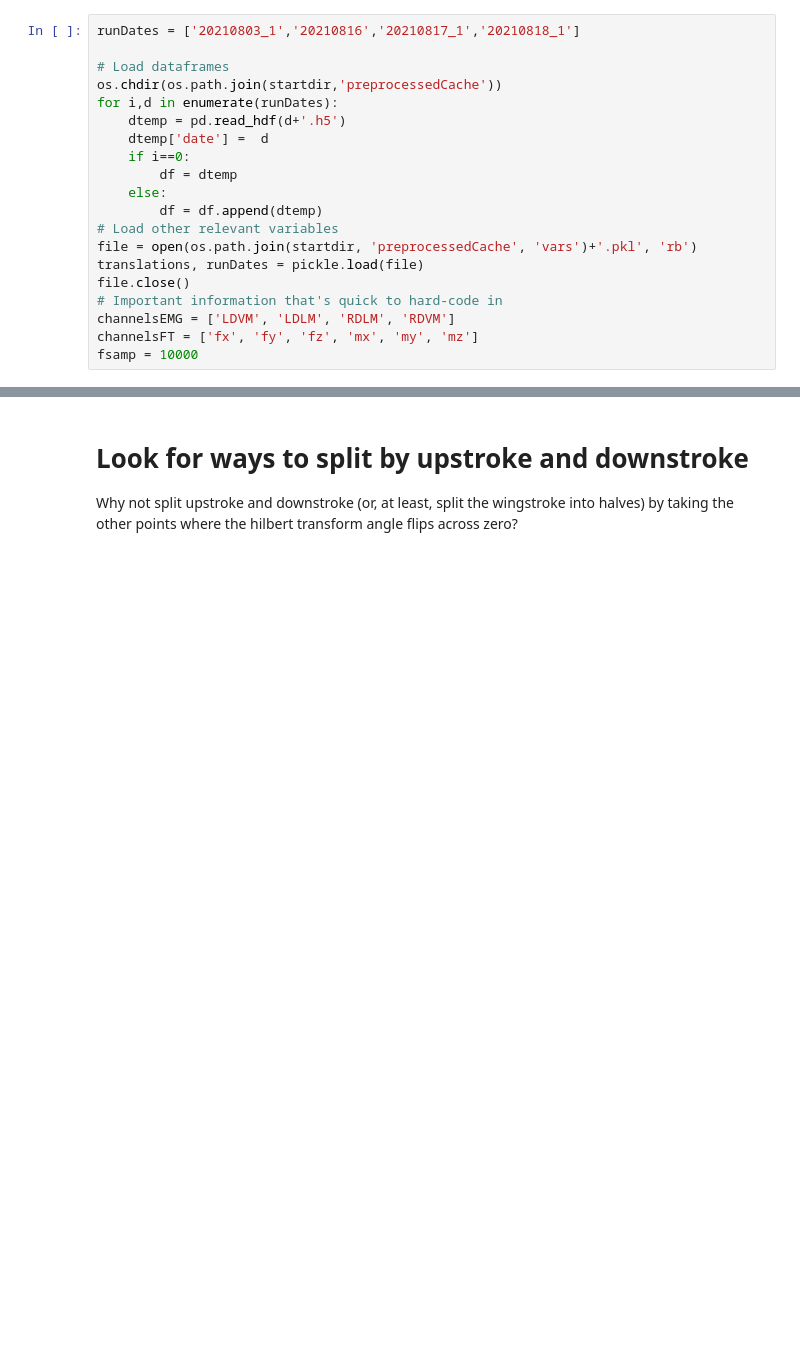
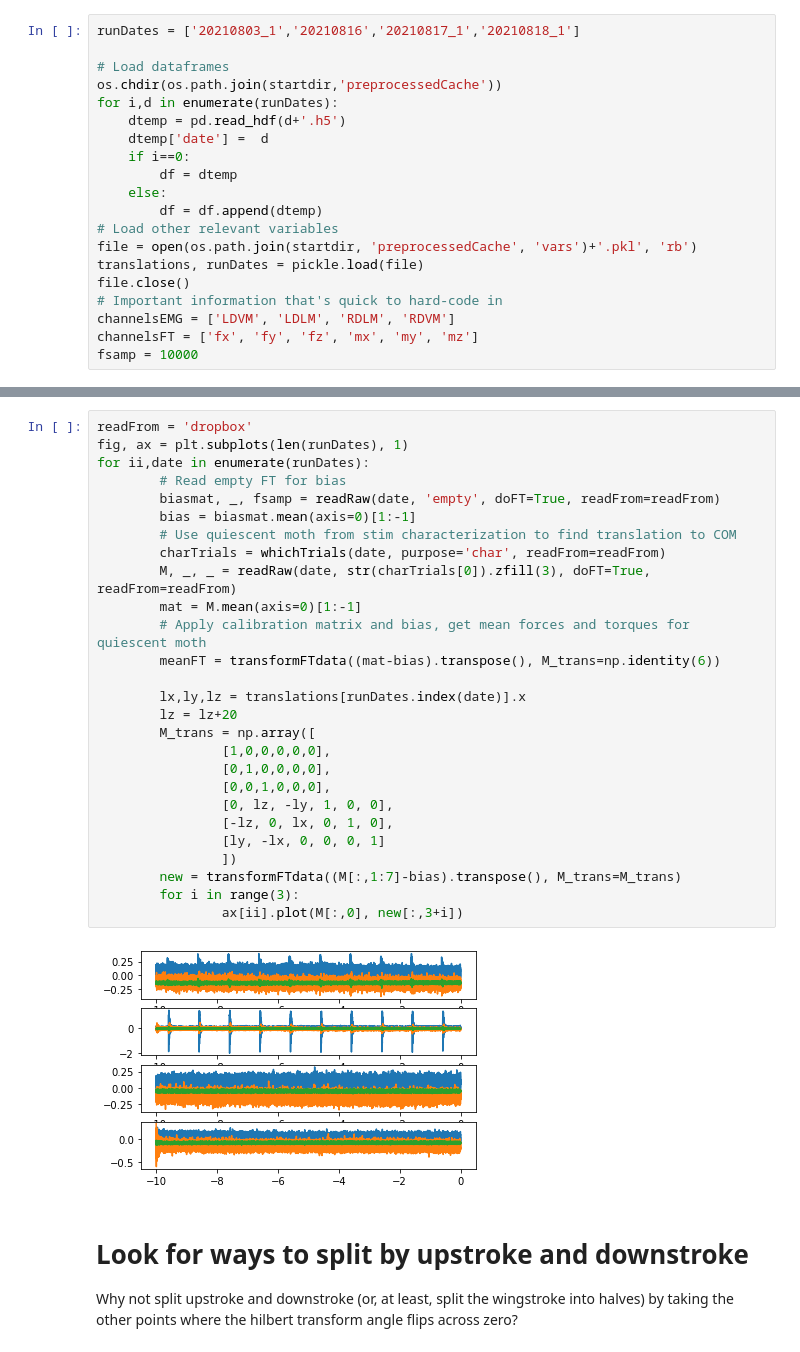
Before and after one commit to LeoJW/stimPitchAnalysis, a Jupyter notebook: figures.ipynb, the cells around one changed output, grey strips where cells are left out. Drawn from its saved outputs; the diff is of its cells as text; blank space fills up the shorter version.

Commit message:
troubleshooting issues with COM translation finding, think I have a correct setup now

```diff
--- a/figures.ipynb
+++ b/figures.ipynb
@@ -51,3 +51,32 @@ for i,d in enumerate(runDates):
+# %%
+readFrom = 'dropbox'
+fig, ax = plt.subplots(len(runDates), 1)
+for ii,date in enumerate(runDates):
+        # Read empty FT for bias
+        biasmat, _, fsamp = readRaw(date, 'empty', doFT=True, readFrom=readFrom)
+        bias = biasmat.mean(axis=0)[1:-1]
+        # Use quiescent moth from stim characterization to find translation to COM
+        charTrials = whichTrials(date, purpose='char', readFrom=readFrom)
+        M, _, _ = readRaw(date, str(charTrials[0]).zfill(3), doFT=True, readFrom=readFrom)
+        mat = M.mean(axis=0)[1:-1]
+        # Apply calibration matrix and bias, get mean forces and torques for quiescent moth
+        meanFT = transformFTdata((mat-bias).transpose(), M_trans=np.identity(6))
+
+        lx,ly,lz = translations[runDates.index(date)].x
+        lz = lz+20
+        M_trans = np.array([
+                [1,0,0,0,0,0],
+                [0,1,0,0,0,0],
+                [0,0,1,0,0,0],
+                [0, lz, -ly, 1, 0, 0],
+                [-lz, 0, lx, 0, 1, 0],
+                [ly, -lx, 0, 0, 0, 1]
+                ])
+        new = transformFTdata((M[:,1:7]-bias).transpose(), M_trans=M_trans)
+        for i in range(3):
+                ax[ii].plot(M[:,0], new[:,3+i])
+# %% [output]
+[figure, added]
 # %% [markdown]
 # Look for ways to split by upstroke and downstroke
 
```
Also changed, not shown: parts of 1 cell of this notebook, 1 other file.
